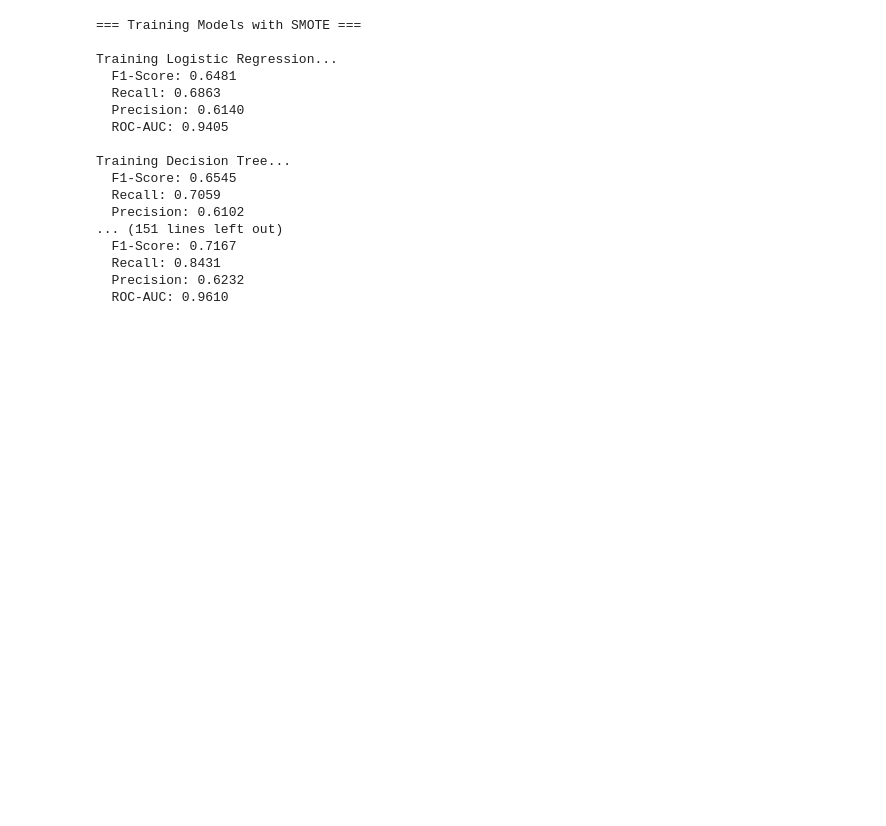
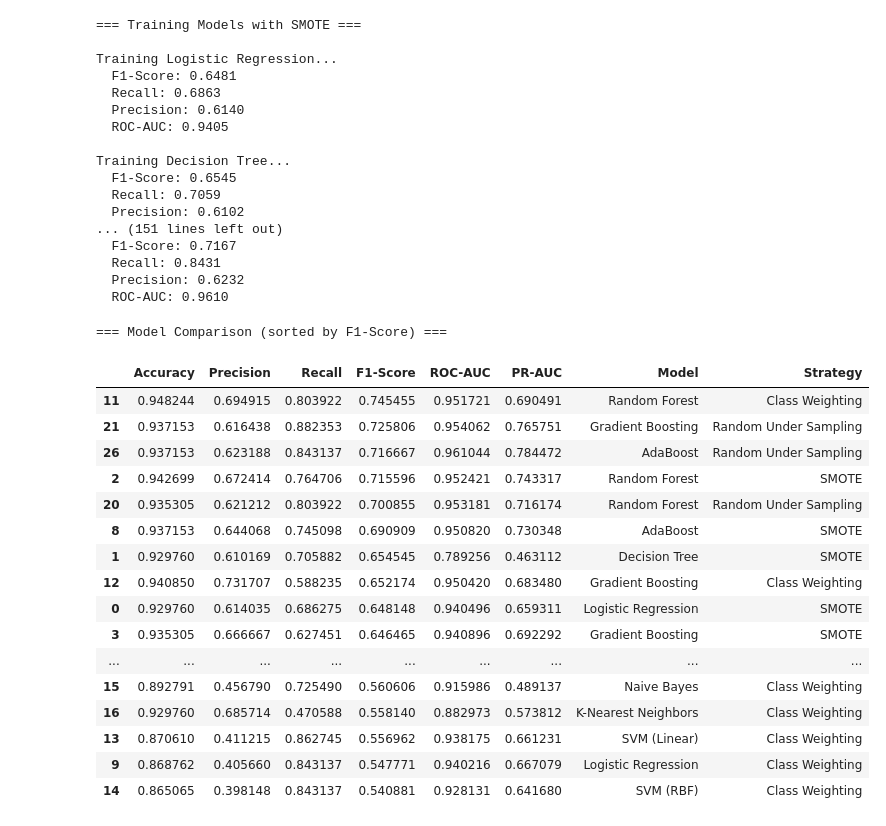
Before and after one commit to jomanashady/machine-learning, a Jupyter notebook: fraud_detection_project/notebooks/modeling.ipynb, the cells around one changed output. Cells and saved outputs as stored; diff of their text form; code cells hidden in the pictures; blank space fills up the shorter version.

```diff
--- a/fraud_detection_project/notebooks/modeling.ipynb
+++ b/fraud_detection_project/notebooks/modeling.ipynb
@@ -295,3 +295,50 @@ Training Decision Tree...
   Recall: 0.8431
   Precision: 0.6232
   ROC-AUC: 0.9610
+# %%
+# Cell 8: Compare Model Performance
+def create_comparison_dataframe(results_dict, strategy_name):
+    """Create comparison dataframe from results"""
+    comparison_data = []
+
+    for model_name, result in results_dict.items():
+        if result is not None:  # Skip models that failed
+            metrics = result['metrics']
+            metrics['Model'] = model_name
+            metrics['Strategy'] = strategy_name
+            comparison_data.append(metrics)
+
+    return pd.DataFrame(comparison_data)
+
+# Create comparison dataframes
+df_smote = create_comparison_dataframe(results_smote, 'SMOTE')
+df_weighted = create_comparison_dataframe(results_weighted, 'Class Weighting')
+df_rus = create_comparison_dataframe(results_rus, 'Random Under Sampling')
+
+# Combine for comparison
+comparison_df = pd.concat([df_smote, df_weighted, df_rus], ignore_index=True)
+
+print("=== Model Comparison (sorted by F1-Score) ===")
+display(comparison_df.sort_values('F1-Score', ascending=False))
+
+# Save comparison results
+comparison_df.to_csv('../models/all_model_comparison.csv', index=False)
+# %% [output]
+=== Model Comparison (sorted by F1-Score) ===
+|  | Accuracy | Precision | Recall | F1-Score | ROC-AUC | PR-AUC | Model | Strategy |
+| 11 | 0.948244 | 0.694915 | 0.803922 | 0.745455 | 0.951721 | 0.690491 | Random Forest | Class Weighting |
+| 21 | 0.937153 | 0.616438 | 0.882353 | 0.725806 | 0.954062 | 0.765751 | Gradient Boosting | Random Under Sampling |
+| 26 | 0.937153 | 0.623188 | 0.843137 | 0.716667 | 0.961044 | 0.784472 | AdaBoost | Random Under Sampling |
+| 2 | 0.942699 | 0.672414 | 0.764706 | 0.715596 | 0.952421 | 0.743317 | Random Forest | SMOTE |
+| 20 | 0.935305 | 0.621212 | 0.803922 | 0.700855 | 0.953181 | 0.716174 | Random Forest | Random Under Sampling |
+| 8 | 0.937153 | 0.644068 | 0.745098 | 0.690909 | 0.950820 | 0.730348 | AdaBoost | SMOTE |
+| 1 | 0.929760 | 0.610169 | 0.705882 | 0.654545 | 0.789256 | 0.463112 | Decision Tree | SMOTE |
+| 12 | 0.940850 | 0.731707 | 0.588235 | 0.652174 | 0.950420 | 0.683480 | Gradient Boosting | Class Weighting |
+| 0 | 0.929760 | 0.614035 | 0.686275 | 0.648148 | 0.940496 | 0.659311 | Logistic Regression | SMOTE |
+| 3 | 0.935305 | 0.666667 | 0.627451 | 0.646465 | 0.940896 | 0.692292 | Gradient Boosting | SMOTE |
+| ... | ... | ... | ... | ... | ... | ... | ... | ... |
+| 15 | 0.892791 | 0.456790 | 0.725490 | 0.560606 | 0.915986 | 0.489137 | Naive Bayes | Class Weighting |
+| 16 | 0.929760 | 0.685714 | 0.470588 | 0.558140 | 0.882973 | 0.573812 | K-Nearest Neighbors | Class Weighting |
+| 13 | 0.870610 | 0.411215 | 0.862745 | 0.556962 | 0.938175 | 0.661231 | SVM (Linear) | Class Weighting |
+| 9 | 0.868762 | 0.405660 | 0.843137 | 0.547771 | 0.940216 | 0.667079 | Logistic Regression | Class Weighting |
+| 14 | 0.865065 | 0.398148 | 0.843137 | 0.540881 | 0.928131 | 0.641680 | SVM (RBF) | Class Weighting |
```
Also changed, not shown: parts of 9 cells of this notebook.
